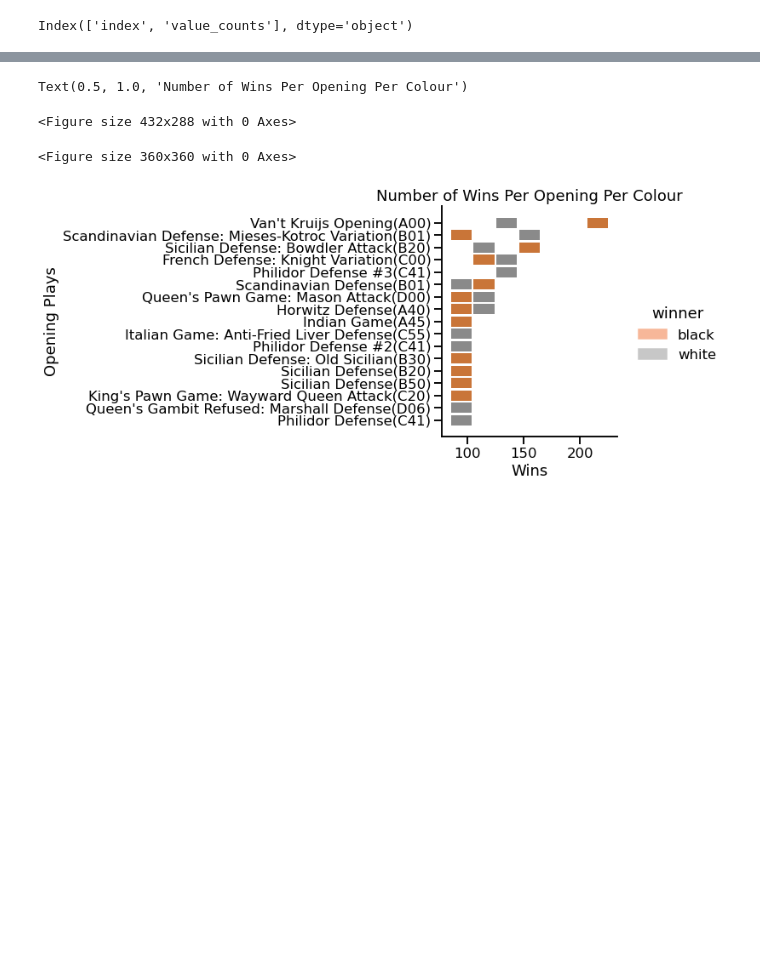
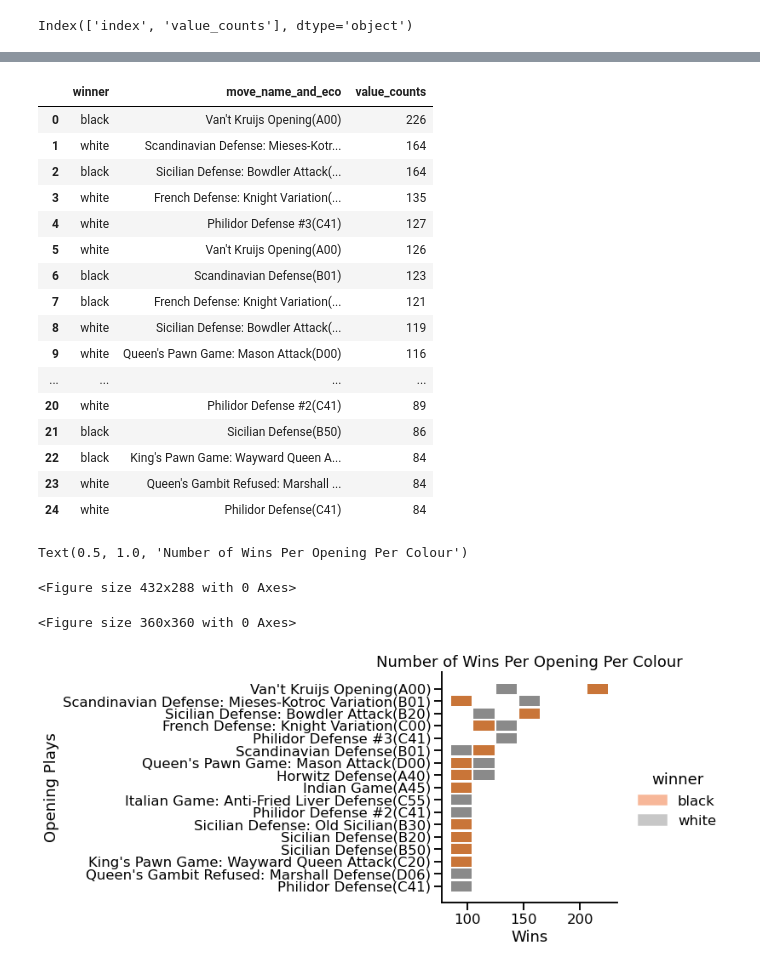
Before and after one commit to data301-2020-winter1/course-project-group_6025, a Jupyter notebook: analysis/Robiian1989/Milestone 2.ipynb, the cells around one changed output, grey strips where cells are left out. Saved outputs shown, nothing was run; the diff lists cells and outputs as text; code cells hidden in the pictures; blank space fills up the shorter version.

```diff
--- a/analysis/Robiian1989/Milestone 2.ipynb
+++ b/analysis/Robiian1989/Milestone 2.ipynb
@@ -76,3 +90,32 @@ sns.stripplot(y='index',x='value_counts',data=df_top_ecos_fixed)
+# %%
+df_high_frequencies=(df1.groupby('winner')['move_name_and_eco']
+                     .value_counts()
+                     .sort_values(ascending=False)
+                     .head(25)
+                     .to_frame()
+
+                     )
+df_high_frequencies.columns = ['value_counts']
+df_most_frequent= df_high_frequencies.reset_index()
+df_most_frequent
+# %% [output]
+|  | winner | move_name_and_eco | value_counts |
+| 0 | black | Van't Kruijs Opening(A00) | 226 |
+| 1 | white | Scandinavian Defense: Mieses-Kotr... | 164 |
+| 2 | black | Sicilian Defense: Bowdler Attack(... | 164 |
+| 3 | white | French Defense: Knight Variation(... | 135 |
+| 4 | white | Philidor Defense #3(C41) | 127 |
+| 5 | white | Van't Kruijs Opening(A00) | 126 |
+| 6 | black | Scandinavian Defense(B01) | 123 |
+| 7 | black | French Defense: Knight Variation(... | 121 |
+| 8 | white | Sicilian Defense: Bowdler Attack(... | 119 |
+| 9 | white | Queen's Pawn Game: Mason Attack(D00) | 116 |
+| ... | ... | ... | ... |
+| 20 | white | Philidor Defense #2(C41) | 89 |
+| 21 | black | Sicilian Defense(B50) | 86 |
+| 22 | black | King's Pawn Game: Wayward Queen A... | 84 |
+| 23 | white | Queen's Gambit Refused: Marshall ... | 84 |
+| 24 | white | Philidor Defense(C41) | 84 |
 # %%
 #sort most popular opening ECOs by colour
 
```
Also changed, not shown: parts of 6 cells of this notebook, 2 other files.
